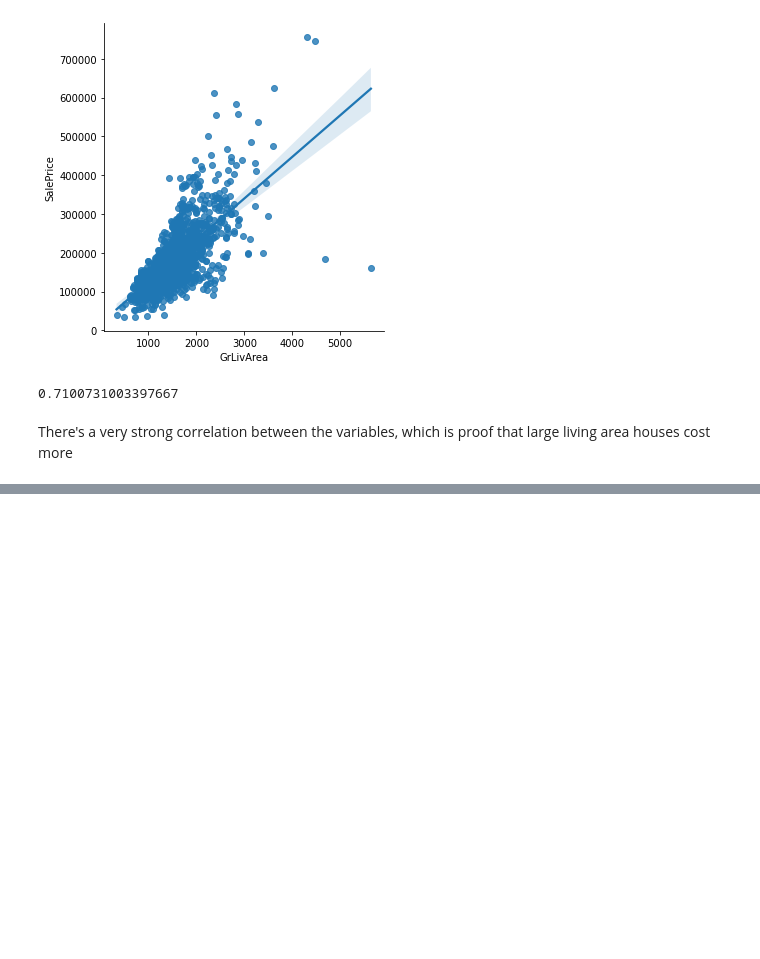
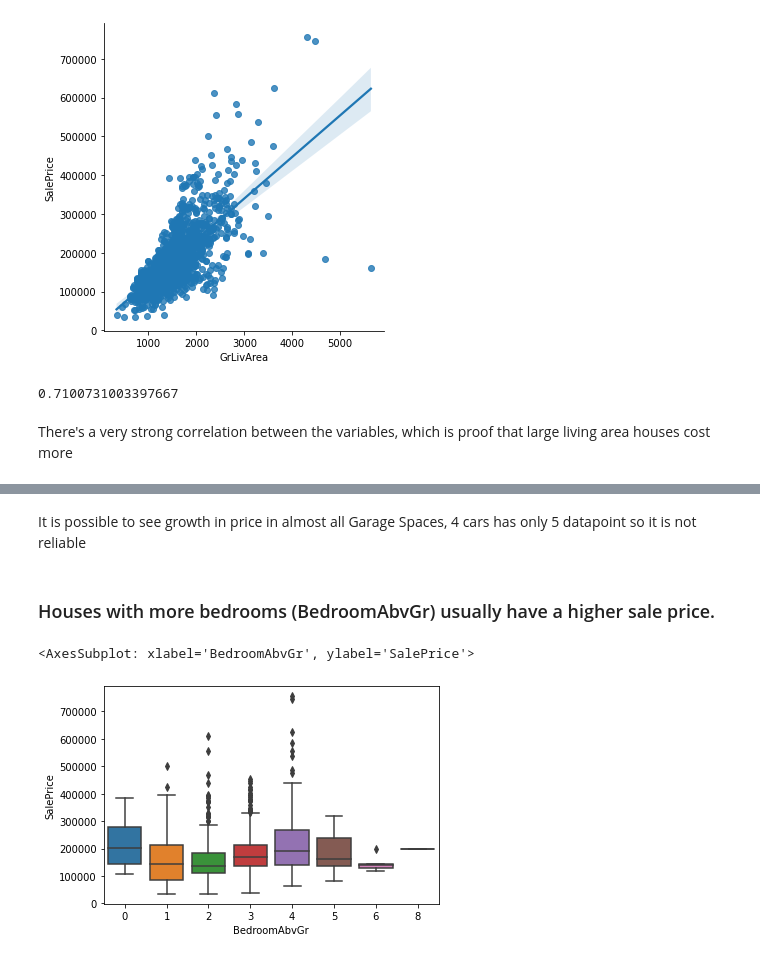
Before and after one commit to NathanBitu/House-Price-Regression, a Jupyter notebook: EDA.ipynb, the cells around one changed output, grey strips where cells are left out. Cells and saved outputs as stored; diff of their text form; code cells hidden in the pictures; blank space fills up the shorter version.

```diff
--- a/EDA.ipynb
+++ b/EDA.ipynb
@@ -75,0 +90,9 @@ There's a very strong correlation between the variables, which is proof that lar
+# %% [markdown]
+It is possible to see growth in price in almost all Garage Spaces, 4 cars has only 5 datapoint so it is not reliable
+# %% [markdown]
+### Houses with more bedrooms (BedroomAbvGr) usually have a higher sale price.
+# %%
+sns.boxplot(x = 'BedroomAbvGr', y = 'SalePrice', data = data)
+# %% [output]
+<AxesSubplot: xlabel='BedroomAbvGr', ylabel='SalePrice'>
+[figure, added]
```
Also changed, not shown: parts of 16 cells of this notebook.
